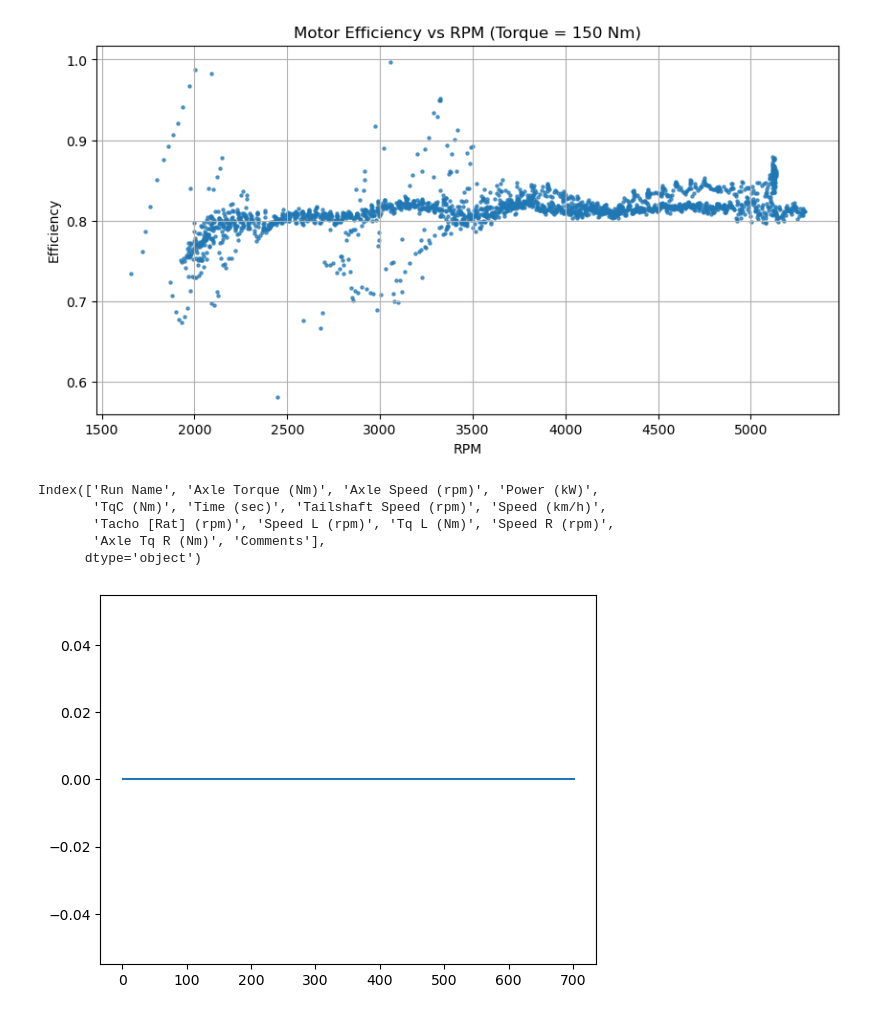
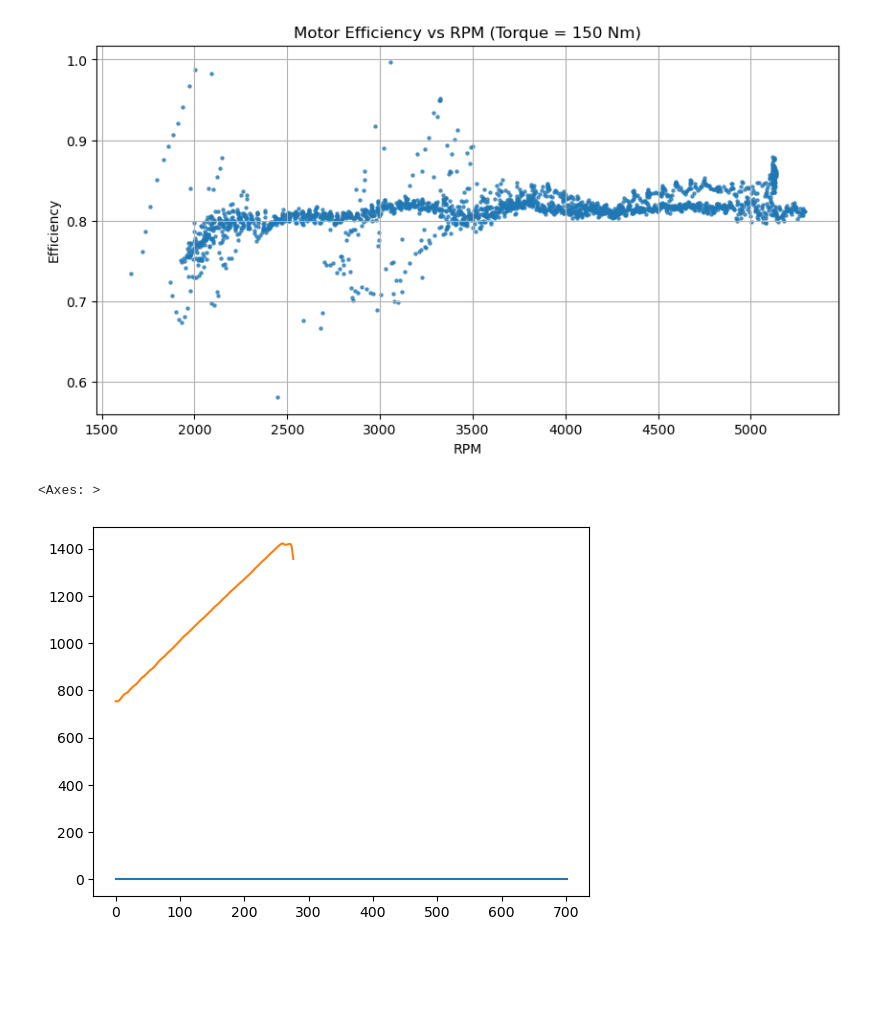
Before and after one commit to Melbourne-University-Motorsports/MUR-Data, a Jupyter notebook: dyno_stuff/Efficiency.ipynb, the cells around one changed output. Drawn from its saved outputs; the diff is of its cells as text; code cells hidden in the pictures; blank space fills up the shorter version.

Commit message:
started 20 march data

```diff
--- a/dyno_stuff/Efficiency.ipynb
+++ b/dyno_stuff/Efficiency.ipynb
@@ -530,12 +530,8 @@ combined_efficiency = process_and_compute_efficiency(dyno_df, motec_files, dyno_
 df_motec_test = pd.read_csv(r'20 March\Motec Data\CSV Export\dyno_arvo_shudderfix_andlowrpmspeedramp_1.csv', skiprows=9)
 df_dyno_test = pd.read_csv(r"20 March\Dyno Data\speedramp1_pl50_manual_dhruv.csv")
 # %%
-df_motec_test['Car.Data.Motor.MotorRPM'].plot()
-df_dyno_test.columns
+df_motec_test['Car.Data.Motor.MotorRPM'].plot() # Ask for ld files as parsing was wrong
+df_dyno_test["Speed R (rpm)"].plot()
 # %% [output]
-Index(['Run Name', 'Axle Torque (Nm)', 'Axle Speed (rpm)', 'Power (kW)',
-       'TqC (Nm)', 'Time (sec)', 'Tailshaft Speed (rpm)', 'Speed (km/h)',
-       'Tacho [Rat] (rpm)', 'Speed L (rpm)', 'Tq L (Nm)', 'Speed R (rpm)',
-       'Axle Tq R (Nm)', 'Comments'],
-      dtype='object')
+<Axes: >
-[figure, old version]
+[figure, new version]
```
Also changed, not shown: 48 other files.
